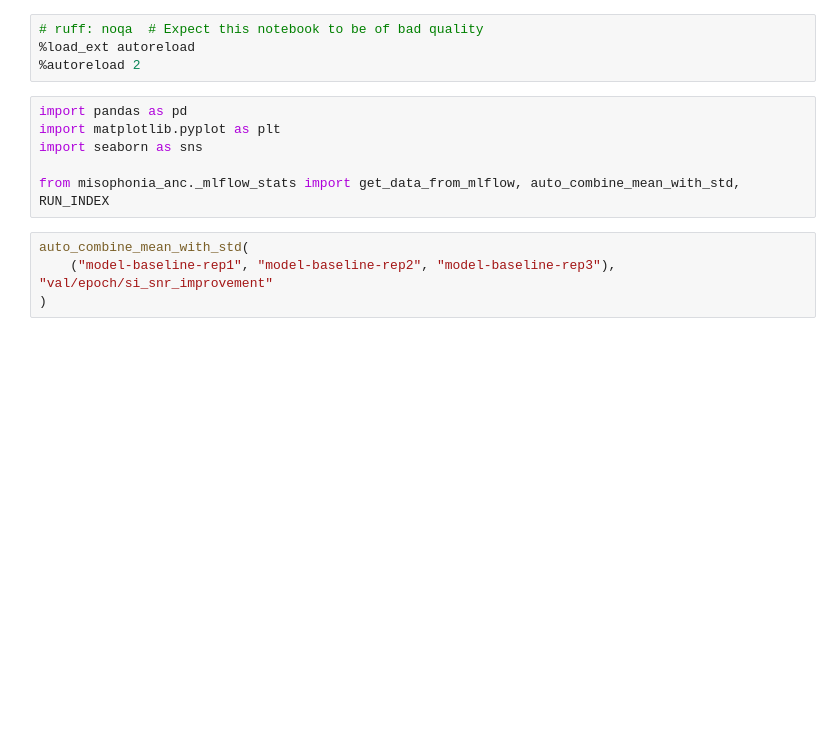
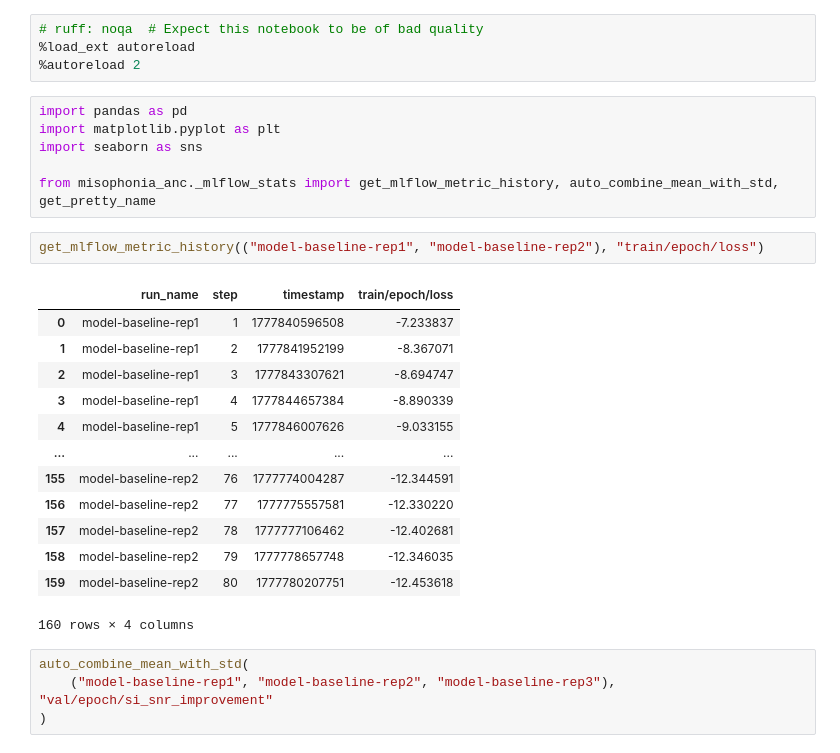
Before and after one commit to LukasFT/misophonia, a Jupyter notebook: notebooks/analysis/loss_graphs.ipynb, the cells around one changed output. Cells and saved outputs as stored; diff of their text form; blank space fills up the shorter version.

Commit message:
Improve MLFlow stats

```diff
--- a/notebooks/analysis/loss_graphs.ipynb
+++ b/notebooks/analysis/loss_graphs.ipynb
@@ -7,7 +7,23 @@ import pandas as pd
 import matplotlib.pyplot as plt
 import seaborn as sns
 
-from misophonia_anc._mlflow_stats import get_data_from_mlflow, auto_combine_mean_with_std, RUN_INDEX
+from misophonia_anc._mlflow_stats import get_mlflow_metric_history, auto_combine_mean_with_std, get_pretty_name
+# %%
+get_mlflow_metric_history(("model-baseline-rep1", "model-baseline-rep2"), "train/epoch/loss")
+# %% [output]
+|  | run_name | step | timestamp | train/epoch/loss |
+| 0 | model-baseline-rep1 | 1 | 1777840596508 | -7.233837 |
+| 1 | model-baseline-rep1 | 2 | 1777841952199 | -8.367071 |
+| 2 | model-baseline-rep1 | 3 | 1777843307621 | -8.694747 |
+| 3 | model-baseline-rep1 | 4 | 1777844657384 | -8.890339 |
+| 4 | model-baseline-rep1 | 5 | 1777846007626 | -9.033155 |
+| ... | ... | ... | ... | ... |
+| 155 | model-baseline-rep2 | 76 | 1777774004287 | -12.344591 |
+| 156 | model-baseline-rep2 | 77 | 1777775557581 | -12.330220 |
+| 157 | model-baseline-rep2 | 78 | 1777777106462 | -12.402681 |
+| 158 | model-baseline-rep2 | 79 | 1777778657748 | -12.346035 |
+| 159 | model-baseline-rep2 | 80 | 1777780207751 | -12.453618 |
+160 rows × 4 columns
 # %%
 auto_combine_mean_with_std(
     ("model-baseline-rep1", "model-baseline-rep2", "model-baseline-rep3"), "val/epoch/si_snr_improvement"
```
Also changed, not shown: parts of 3 cells of this notebook, 1 other file.
